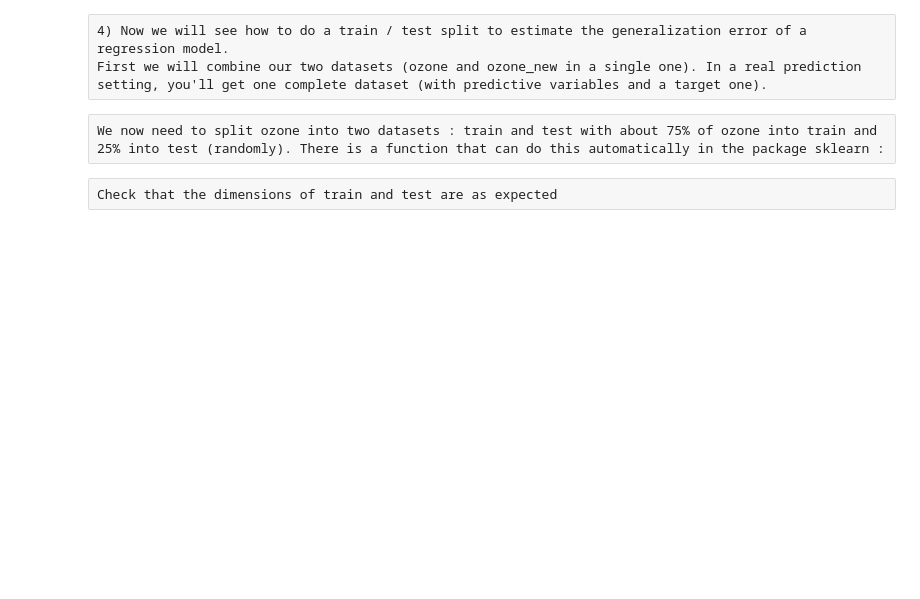
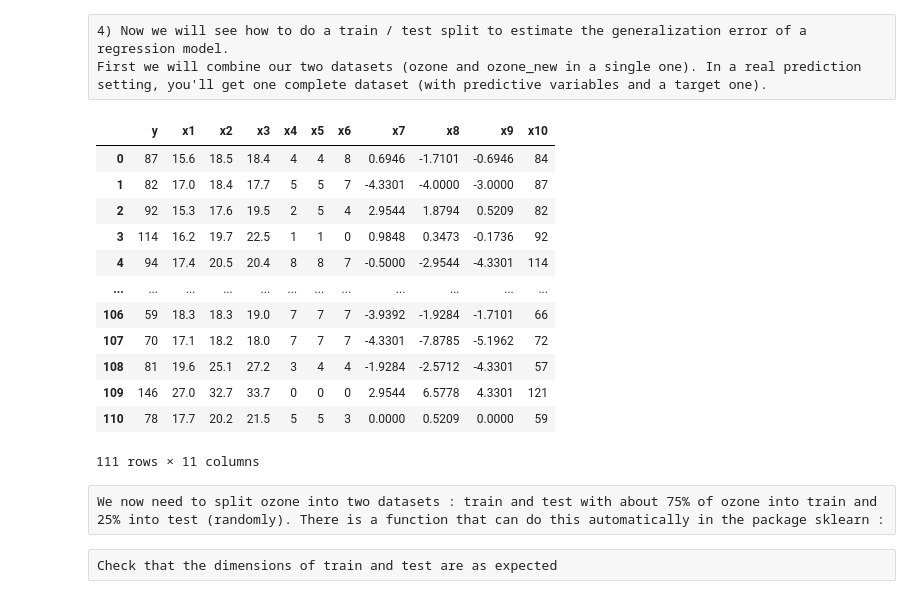
Before and after one commit to Largaton1/TimeSeries, a Jupyter notebook: TP1_reg_Student.ipynb, the cells around one changed output. Cells and saved outputs as stored; diff of their text form; code cells hidden in the pictures; blank space fills up the shorter version.

```diff
--- a/TP1_reg_Student.ipynb
+++ b/TP1_reg_Student.ipynb
@@ -280,9 +611,23 @@ Don't forget to add a constant to the data before the predictions (as in the exe
 4) Now we will see how to do a train / test split to estimate the generalization error of a regression model.
 First we will combine our two datasets (ozone and ozone_new in a single one). In a real prediction setting, you'll get one complete dataset (with predictive variables and a target one).
 # %%
-ozone = ozone.append(ozone_new, ignore_index=True)
+ozone = pd.concat([ozone, ozone_new], ignore_index=True)
 ozone
 # We now have 111 rows (101 + 10)
+# %% [output]
+|  | y | x1 | x2 | x3 | x4 | x5 | x6 | x7 | x8 | x9 | x10 |
+| 0 | 87 | 15.6 | 18.5 | 18.4 | 4 | 4 | 8 | 0.6946 | -1.7101 | -0.6946 | 84 |
+| 1 | 82 | 17.0 | 18.4 | 17.7 | 5 | 5 | 7 | -4.3301 | -4.0000 | -3.0000 | 87 |
+| 2 | 92 | 15.3 | 17.6 | 19.5 | 2 | 5 | 4 | 2.9544 | 1.8794 | 0.5209 | 82 |
+| 3 | 114 | 16.2 | 19.7 | 22.5 | 1 | 1 | 0 | 0.9848 | 0.3473 | -0.1736 | 92 |
+| 4 | 94 | 17.4 | 20.5 | 20.4 | 8 | 8 | 7 | -0.5000 | -2.9544 | -4.3301 | 114 |
+| ... | ... | ... | ... | ... | ... | ... | ... | ... | ... | ... | ... |
+| 106 | 59 | 18.3 | 18.3 | 19.0 | 7 | 7 | 7 | -3.9392 | -1.9284 | -1.7101 | 66 |
+| 107 | 70 | 17.1 | 18.2 | 18.0 | 7 | 7 | 7 | -4.3301 | -7.8785 | -5.1962 | 72 |
+| 108 | 81 | 19.6 | 25.1 | 27.2 | 3 | 4 | 4 | -1.9284 | -2.5712 | -4.3301 | 57 |
+| 109 | 146 | 27.0 | 32.7 | 33.7 | 0 | 0 | 0 | 2.9544 | 6.5778 | 4.3301 | 121 |
+| 110 | 78 | 17.7 | 20.2 | 21.5 | 5 | 5 | 3 | 0.0000 | 0.5209 | 0.0000 | 59 |
+111 rows × 11 columns
 # %% [raw]
 We now need to split ozone into two datasets : train and test with about 75% of ozone into train and 25% into test (randomly). There is a function that can do this automatically in the package sklearn :
 # %%
```
Also changed, not shown: parts of 19 cells of this notebook.
